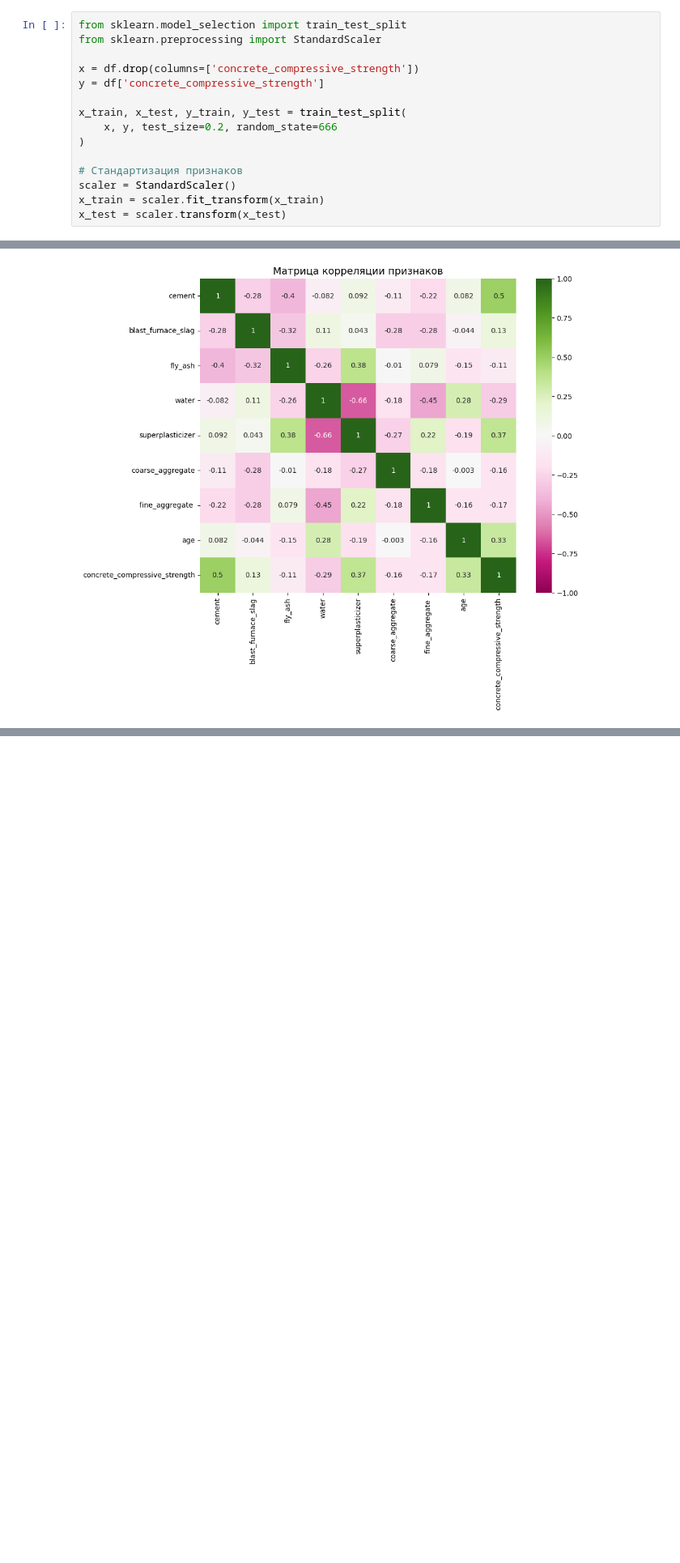
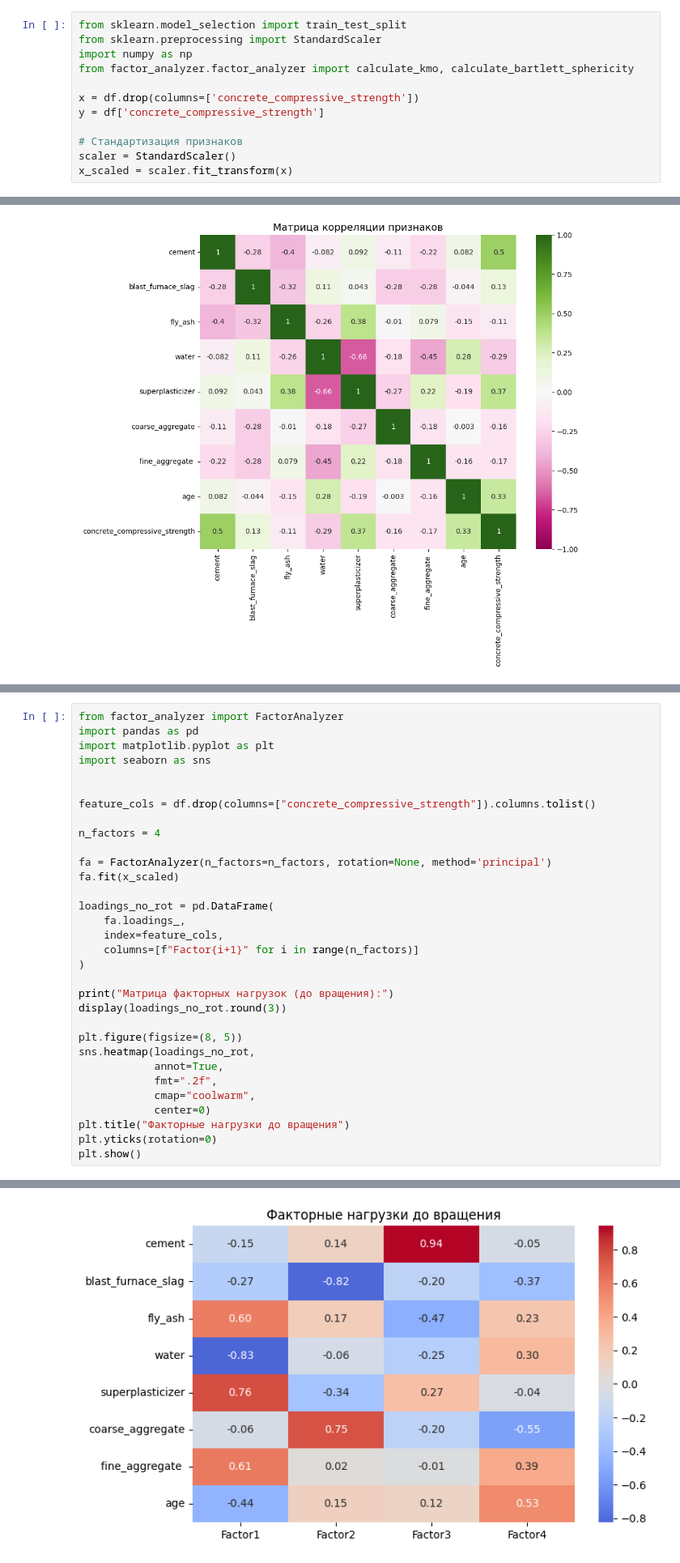
Before and after one commit to olesya1119/ML, a Jupyter notebook: mad/lab4/notebook.ipynb, the cells around one changed output, grey strips where cells are left out. Shown at 81% size. Drawn from its saved outputs; the diff is of its cells as text; blank space fills up the shorter version.

```diff
--- a/mad/lab4/notebook.ipynb
+++ b/mad/lab4/notebook.ipynb
@@ -363,15 +363,12 @@ print(f"Количество пропущенных значений: {df.isnull
 # %%
 from sklearn.model_selection import train_test_split
 from sklearn.preprocessing import StandardScaler
+import numpy as np
+from factor_analyzer.factor_analyzer import calculate_kmo, calculate_bartlett_sphericity
 
 x = df.drop(columns=['concrete_compressive_strength'])
 y = df['concrete_compressive_strength']
 
-x_train, x_test, y_train, y_test = train_test_split(
-    x, y, test_size=0.2, random_state=666
-)
-
 # Стандартизация признаков
 scaler = StandardScaler()
-x_train = scaler.fit_transform(x_train)
-x_test = scaler.transform(x_test)
+x_scaled = scaler.fit_transform(x)
@@ -595,0 +492,33 @@ display(results_total_pca)
+# %%
+from factor_analyzer import FactorAnalyzer
+import pandas as pd
+import matplotlib.pyplot as plt
+import seaborn as sns
+
+
+feature_cols = df.drop(columns=["concrete_compressive_strength"]).columns.tolist()
+
+n_factors = 4
+
+fa = FactorAnalyzer(n_factors=n_factors, rotation=None, method='principal')
+fa.fit(x_scaled)
+
+loadings_no_rot = pd.DataFrame(
+    fa.loadings_,
+    index=feature_cols,
+    columns=[f"Factor{i+1}" for i in range(n_factors)]
+)
+
+print("Матрица факторных нагрузок (до вращения):")
+display(loadings_no_rot.round(3))
+
+plt.figure(figsize=(8, 5))
+sns.heatmap(loadings_no_rot,
+            annot=True,
+            fmt=".2f",
+            cmap="coolwarm",
+            center=0)
+plt.title("Факторные нагрузки до вращения")
+plt.yticks(rotation=0)
+plt.show()
+# %% [output]
@@ -595,0 +535 @@ display(results_total_pca)
+[figure, added]
```
Also changed, not shown: parts of 36 cells of this notebook, 1 other file.
